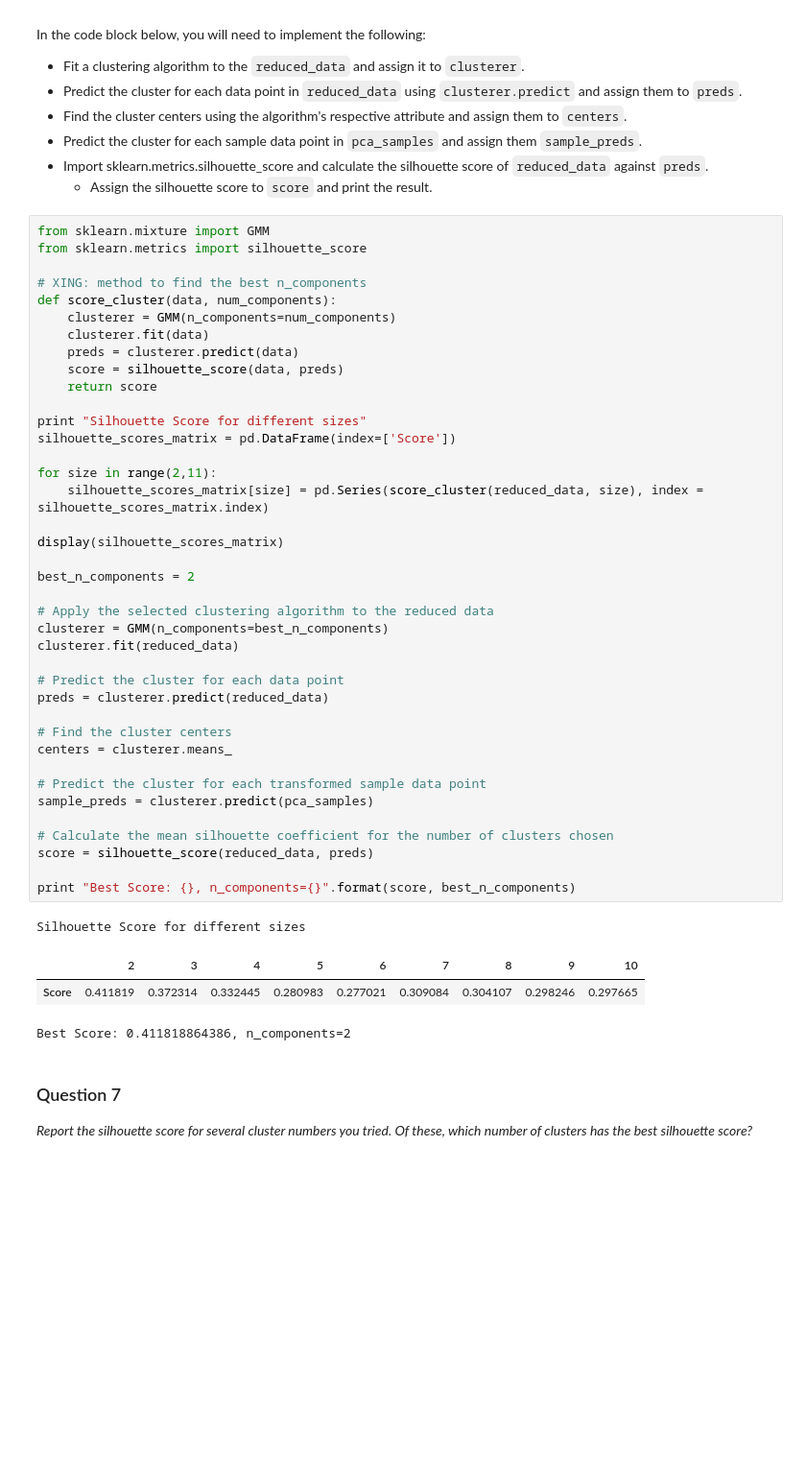
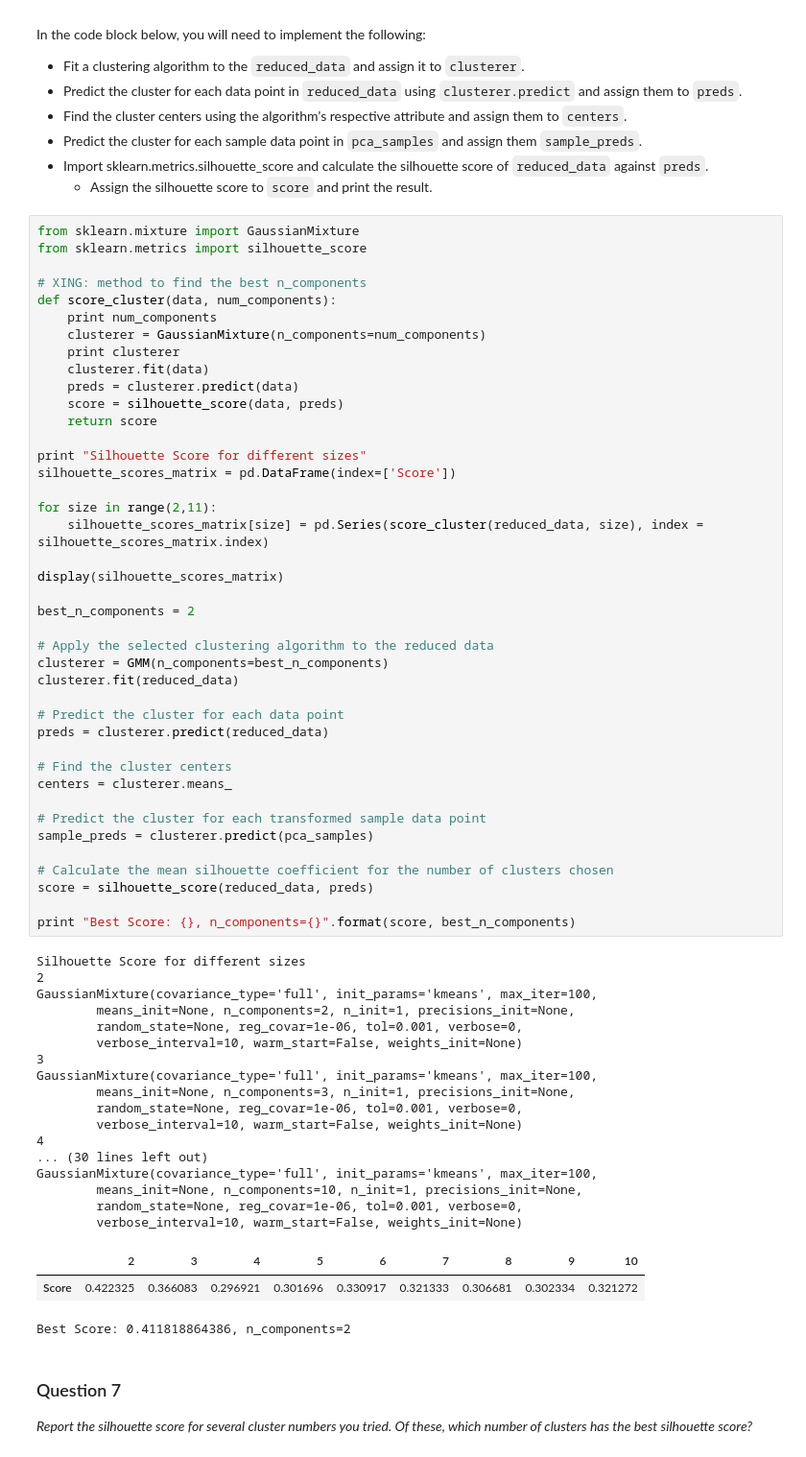
Before and after one commit to prad2807/Udacity, a Jupyter notebook: udacity-MLND-master/creating_customer_segments/customer_segments.ipynb, the cells around one changed output. Shown: that part at 96% size. Saved outputs shown, nothing was run; the diff lists cells and outputs as text; blank space fills up the shorter version.

```diff
--- a/udacity-MLND-master/creating_customer_segments/customer_segments.ipynb
+++ b/udacity-MLND-master/creating_customer_segments/customer_segments.ipynb
@@ -514,12 +513,14 @@ In the code block below, you will need to implement the following:
  - Import sklearn.metrics.silhouette_score and calculate the silhouette score of `reduced_data` against `preds`.
    - Assign the silhouette score to `score` and print the result.
 # %%
-from sklearn.mixture import GMM
+from sklearn.mixture import GaussianMixture
 from sklearn.metrics import silhouette_score
 
 # XING: method to find the best n_components
 def score_cluster(data, num_components):
-    clusterer = GMM(n_components=num_components)
+    print num_components
+    clusterer = GaussianMixture(n_components=num_components)
+    print clusterer
     clusterer.fit(data)
     preds = clusterer.predict(data)
     score = silhouette_score(data, preds)
@@ -528,34 +529,50 @@ def score_cluster(data, num_components):
 print "Silhouette Score for different sizes"
 silhouette_scores_matrix = pd.DataFrame(index=['Score'])
 
 for size in range(2,11):
     silhouette_scores_matrix[size] = pd.Series(score_cluster(reduced_data, size), index = silhouette_scores_matrix.index)
 
 display(silhouette_scores_matrix)
 
 best_n_components = 2
 
 # Apply the selected clustering algorithm to the reduced data
 clusterer = GMM(n_components=best_n_components)
 clusterer.fit(reduced_data)
 
 # Predict the cluster for each data point
 preds = clusterer.predict(reduced_data)
 
 # Find the cluster centers
 centers = clusterer.means_
 
 # Predict the cluster for each transformed sample data point
 sample_preds = clusterer.predict(pca_samples)
 
 # Calculate the mean silhouette coefficient for the number of clusters chosen
 score = silhouette_score(reduced_data, preds)
 
 print "Best Score: {}, n_components={}".format(score, best_n_components)
 # %% [output]
 Silhouette Score for different sizes
+2
+GaussianMixture(covariance_type='full', init_params='kmeans', max_iter=100,
+        means_init=None, n_components=2, n_init=1, precisions_init=None,
+        random_state=None, reg_covar=1e-06, tol=0.001, verbose=0,
+        verbose_interval=10, warm_start=False, weights_init=None)
+3
+GaussianMixture(covariance_type='full', init_params='kmeans', max_iter=100,
+        means_init=None, n_components=3, n_init=1, precisions_init=None,
+        random_state=None, reg_covar=1e-06, tol=0.001, verbose=0,
+        verbose_interval=10, warm_start=False, weights_init=None)
+4
+... (30 lines left out)
+GaussianMixture(covariance_type='full', init_params='kmeans', max_iter=100,
+        means_init=None, n_components=10, n_init=1, precisions_init=None,
+        random_state=None, reg_covar=1e-06, tol=0.001, verbose=0,
+        verbose_interval=10, warm_start=False, weights_init=None)
 |  | 2 | 3 | 4 | 5 | 6 | 7 | 8 | 9 | 10 |
-| Score | 0.411819 | 0.372314 | 0.332445 | 0.280983 | 0.277021 | 0.309084 | 0.304107 | 0.298246 | 0.297665 |
+| Score | 0.422325 | 0.366083 | 0.296921 | 0.301696 | 0.330917 | 0.321333 | 0.306681 | 0.302334 | 0.321272 |
 Best Score: 0.411818864386, n_components=2
 # %% [markdown]
 ### Question 7
```
Also changed, not shown: parts of 6 cells of this notebook, 1 other file.
